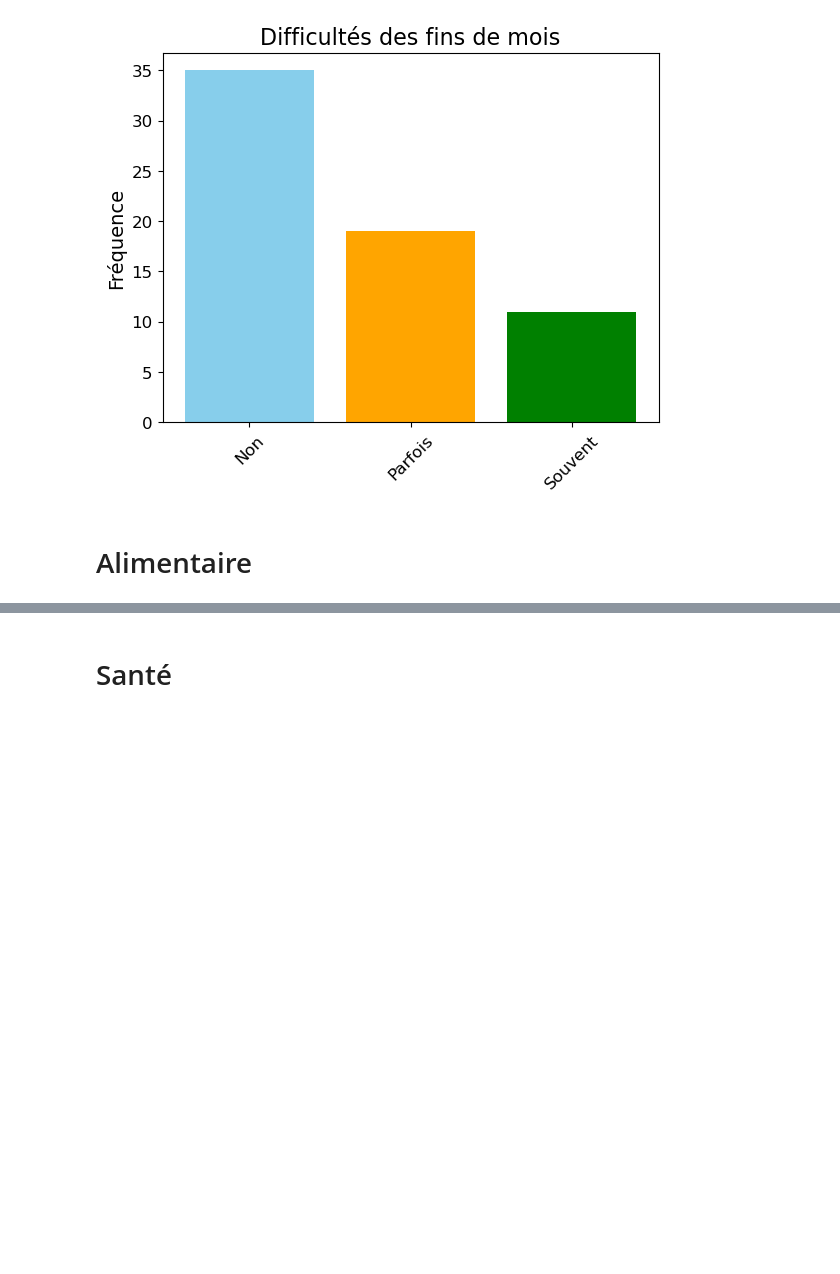
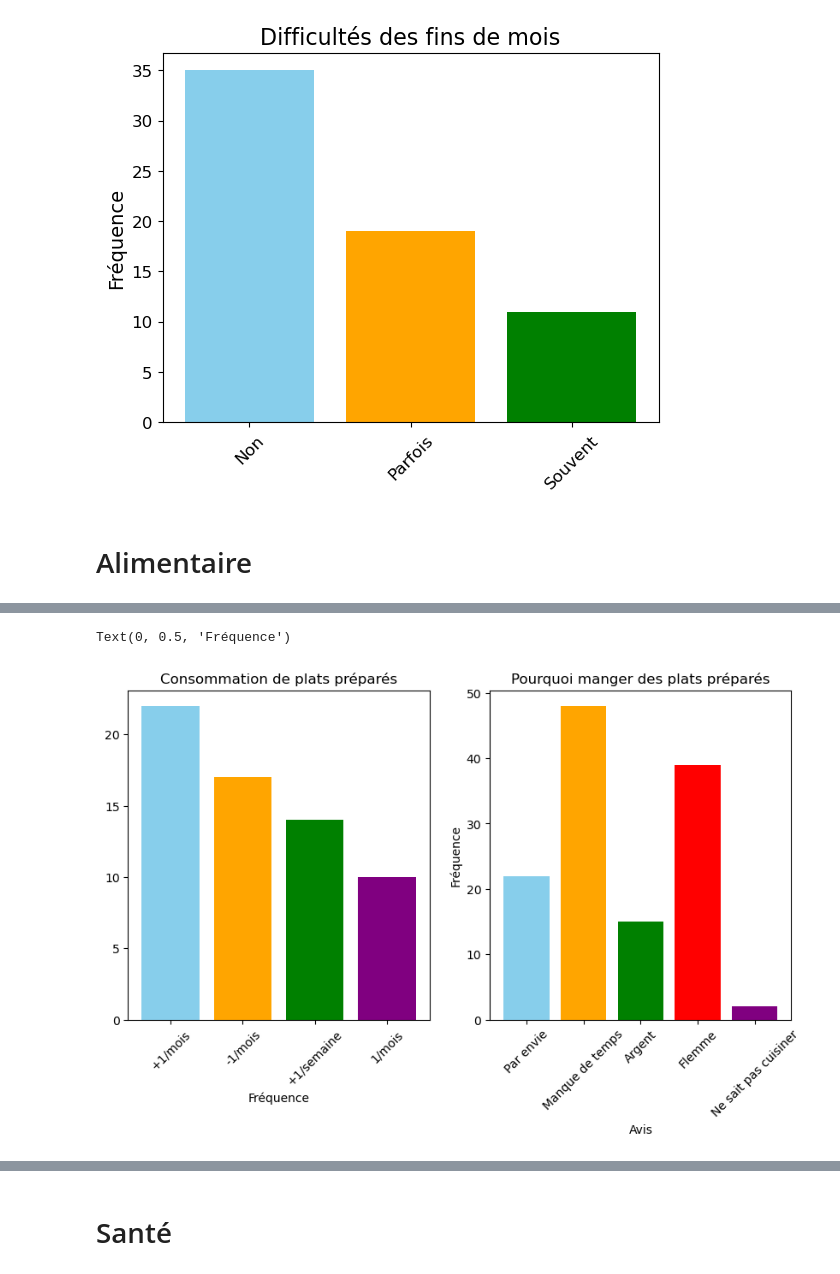
Before and after one commit to ClarissePierre/Precarite_Analyse, a Jupyter notebook: analyse.ipynb, the cells around one changed output, grey strips where cells are left out. Drawn from its saved outputs; the diff is of its cells as text; code cells hidden in the pictures; blank space fills up the shorter version.

```diff
--- a/analyse.ipynb
+++ b/analyse.ipynb
@@ -456,0 +516,35 @@ plt.show()
+# %%
+# plat préparés et pourquoi?
+
+fig, axs = plt.subplots(1, 2, figsize=(10, 5))
+
+
+category_counts = data['Ramen'].value_counts()
+Types_Rev = category_counts.index
+Rev = category_counts.values
+axs[0].bar(['+1/mois','-1/mois','+1/semaine','1/mois'], Rev, color=['skyblue', 'orange', 'green', 'purple'])
+axs[0].tick_params(axis='x', rotation=45)
+
+axs[0].set_title('Consommation de plats préparés')
+axs[0].set_xlabel('Fréquence')
+
+
+axs[1].bar(['Par envie','Manque de temps','Argent','Flemme','Ne sait pas cuisiner'],
+           [sum(data['PK_ravioli_envie']),sum(data['PK_ravioli_temps']),sum(data['PK_ravioli_argent']),
+            sum(data['PK_ravioli_flemme']),sum(data['PK_ravioli_cuisiner'])],
+            color=['skyblue', 'orange', 'green', 'red', 'purple'])
+
+axs[1].tick_params(axis='x', rotation=45)
+
+axs[1].set_title('Vouloir dépenser plus pour son alimentation')
+axs[1].set_xlabel('Avis')
+axs[1].set_ylabel('Fréquence')
+
+axs[1].tick_params(axis='x', rotation=45)
+
+axs[1].set_title('Pourquoi manger des plats préparés')
+axs[1].set_xlabel('Avis')
+axs[1].set_ylabel('Fréquence')
+# %% [output]
+Text(0, 0.5, 'Fréquence')
+[figure, added]
```
Also changed, not shown: parts of 7 cells of this notebook.
